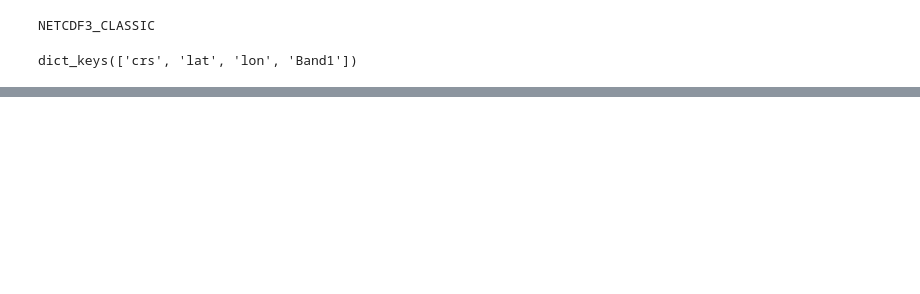
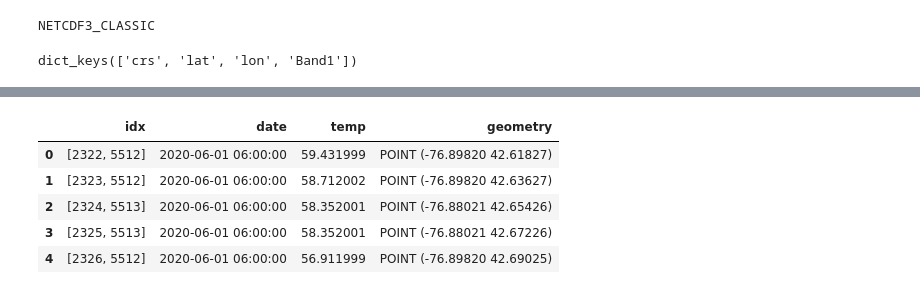
Before and after one commit to seangtkelley/hrrr-clm-lake-model-analysis, a Jupyter notebook: notebooks/sst-exploration.ipynb, the cells around one changed output, grey strips where cells are left out. Drawn from its saved outputs; the diff is of its cells as text; code cells hidden in the pictures; blank space fills up the shorter version.

```diff
--- a/notebooks/sst-exploration.ipynb
+++ b/notebooks/sst-exploration.ipynb
@@ -202,0 +254,16 @@ Loading BokehJS ...
+# %%
+seneca_lake_points = pd.DataFrame(data={
+    'idx': all_idxs,
+    'date': all_dates,
+    'temp': all_temps
+})
+
+seneca_lake_points = gpd.GeoDataFrame(seneca_lake_points, crs='epsg:4326', geometry=all_coords)
+seneca_lake_points.head()
+# %% [output]
+|  | idx | date | temp | geometry |
+| 0 | [2322, 5512] | 2020-06-01 06:00:00 | 59.431999 | POINT (-76.89820 42.61827) |
+| 1 | [2323, 5512] | 2020-06-01 06:00:00 | 58.712002 | POINT (-76.89820 42.63627) |
+| 2 | [2324, 5513] | 2020-06-01 06:00:00 | 58.352001 | POINT (-76.88021 42.65426) |
+| 3 | [2325, 5513] | 2020-06-01 06:00:00 | 58.352001 | POINT (-76.88021 42.67226) |
+| 4 | [2326, 5512] | 2020-06-01 06:00:00 | 56.911999 | POINT (-76.89820 42.69025) |
```
Also changed, not shown: parts of 23 cells of this notebook.
